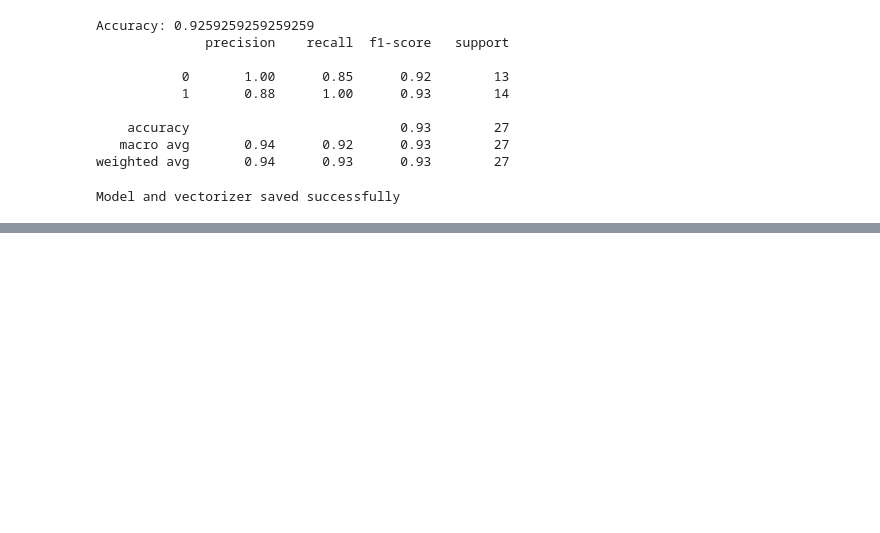
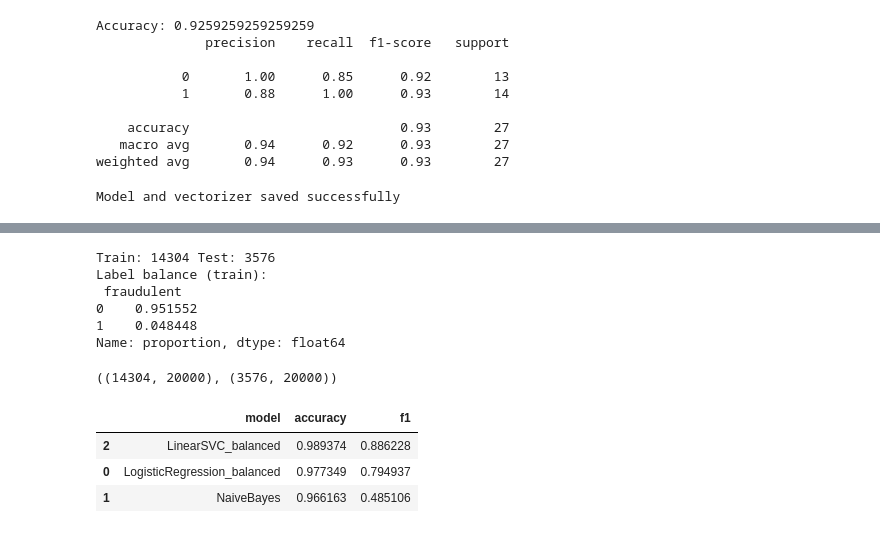
Before and after one commit to Dhruvi-Rawat/SAFE-INTERN, a Jupyter notebook: ml/train_model.ipynb, the cells around one changed output, grey strips where cells are left out. Drawn from its saved outputs; the diff is of its cells as text; code cells hidden in the pictures; blank space fills up the shorter version.

```diff
--- a/ml/train_model.ipynb
+++ b/ml/train_model.ipynb
@@ -100,0 +164,62 @@ Model and vectorizer saved successfully
+# %%
+from sklearn.model_selection import train_test_split
+
+X = df["text"]
+y = df["fraudulent"]
+
+X_train, X_test, y_train, y_test = train_test_split(
+    X, y, test_size=0.2, random_state=42, stratify=y
+)
+
+print("Train:", len(X_train), "Test:", len(X_test))
+print("Label balance (train):\n", y_train.value_counts(normalize=True))
+# %% [output]
+Train: 14304 Test: 3576
+Label balance (train):
+ fraudulent
+0    0.951552
+1    0.048448
+Name: proportion, dtype: float64
+# %%
+from sklearn.feature_extraction.text import TfidfVectorizer
+
+vectorizer = TfidfVectorizer(
+    max_features=20000,
+    ngram_range=(1,2),
+    min_df=2
+)
+
+X_train_vec = vectorizer.fit_transform(X_train)
+X_test_vec = vectorizer.transform(X_test)
+
+X_train_vec.shape, X_test_vec.shape
+# %% [output]
+((14304, 20000), (3576, 20000))
+# %%
+from sklearn.linear_model import LogisticRegression
+from sklearn.naive_bayes import MultinomialNB
+from sklearn.svm import LinearSVC
+from sklearn.metrics import accuracy_score, f1_score
+
+models = {
+    "LogisticRegression_balanced": LogisticRegression(max_iter=600, class_weight="balanced"),
+    "NaiveBayes": MultinomialNB(),
+    "LinearSVC_balanced": LinearSVC(class_weight="balanced")
+}
+
+results = []
+
+for name, m in models.items():
+    m.fit(X_train_vec, y_train)
+    pred = m.predict(X_test_vec)
+    acc = accuracy_score(y_test, pred)
+    f1 = f1_score(y_test, pred)
+    results.append((name, acc, f1))
+
+results_df = pd.DataFrame(results, columns=["model", "accuracy", "f1"])
+results_df.sort_values(by="f1", ascending=False)
+# %% [output]
+|  | model | accuracy | f1 |
+| 2 | LinearSVC_balanced | 0.989374 | 0.886228 |
+| 0 | LogisticRegression_balanced | 0.977349 | 0.794937 |
+| 1 | NaiveBayes | 0.966163 | 0.485106 |
```
Also changed, not shown: parts of 8 cells of this notebook, 17 other files.
